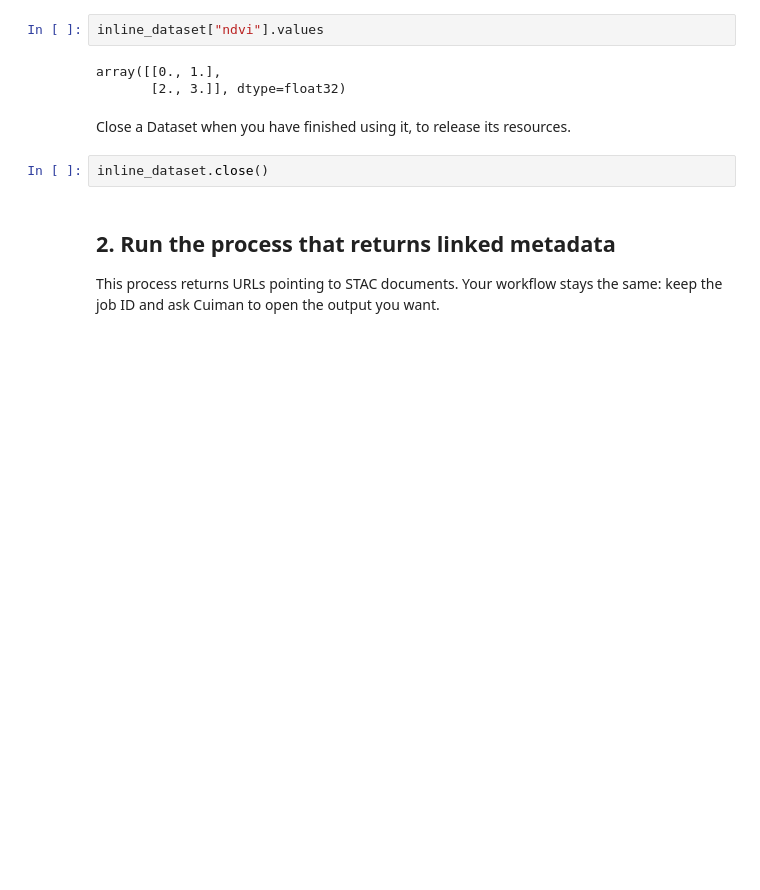
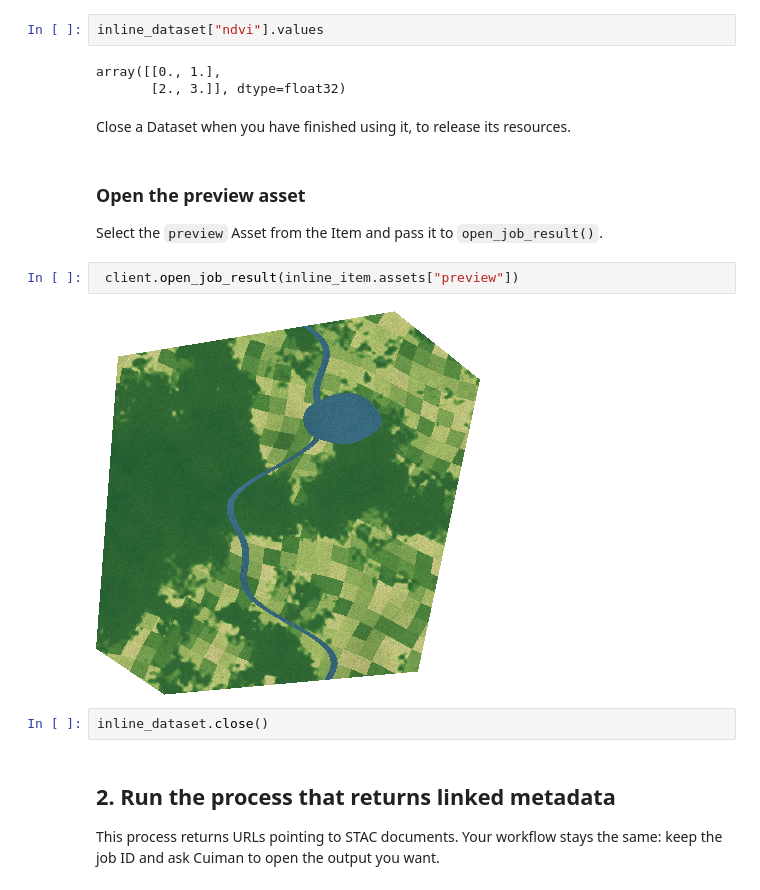
Before and after one commit to eo-tools/eozilla, a Jupyter notebook: notebooks/cuiman-stac.ipynb, the cells around one changed output. Cells and saved outputs as stored; diff of their text form; blank space fills up the shorter version.

```diff
--- a/notebooks/cuiman-stac.ipynb
+++ b/notebooks/cuiman-stac.ipynb
@@ -71,6 +71,14 @@ array([[0., 1.],
        [2., 3.]], dtype=float32)
 # %% [markdown]
 Close a Dataset when you have finished using it, to release its resources.
+# %% [markdown]
+### Open the preview asset
+
+Select the `preview` Asset from the Item and pass it to `open_job_result()`.
+# %%
+ client.open_job_result(inline_item.assets["preview"])
+# %% [output]
+[figure, added]
 # %%
 inline_dataset.close()
 # %% [markdown]
```
Also changed, not shown: parts of 5 cells of this notebook, 11 other files.
